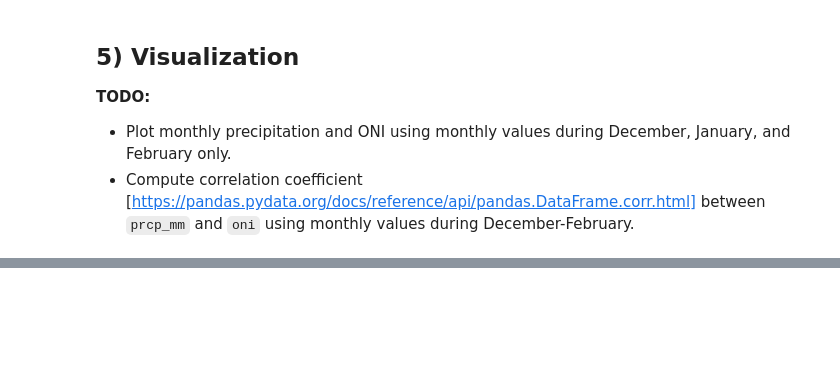
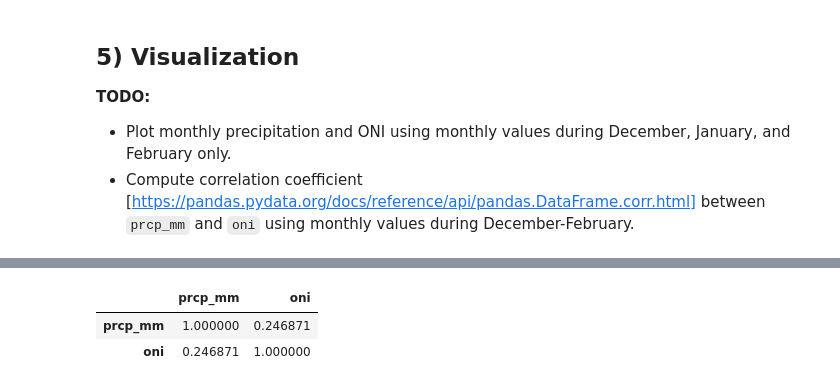
Before and after one commit to zdaq12/ATMS-523-Module-4-CheckIn, a Jupyter notebook: notebooks/houston_prcp_enso_Check-In.ipynb, the cells around one changed output, grey strips where cells are left out. Cells and saved outputs as stored; diff of their text form; code cells hidden in the pictures; blank space fills up the shorter version.

```diff
--- a/notebooks/houston_prcp_enso_Check-In.ipynb
+++ b/notebooks/houston_prcp_enso_Check-In.ipynb
@@ -136,0 +173,6 @@ oni.index.name = 'date'
+# %%
+djf_data.corr()
+# %% [output]
+|  | prcp_mm | oni |
+| prcp_mm | 1.000000 | 0.246871 |
+| oni | 0.246871 | 1.000000 |
```
Also changed, not shown: parts of 3 cells of this notebook.
